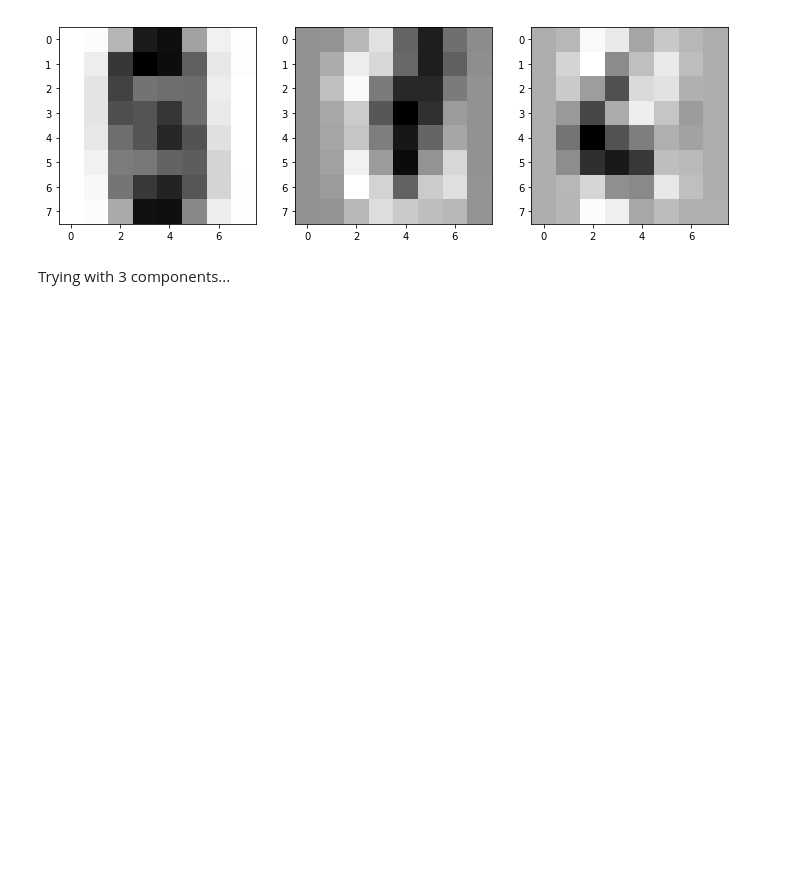
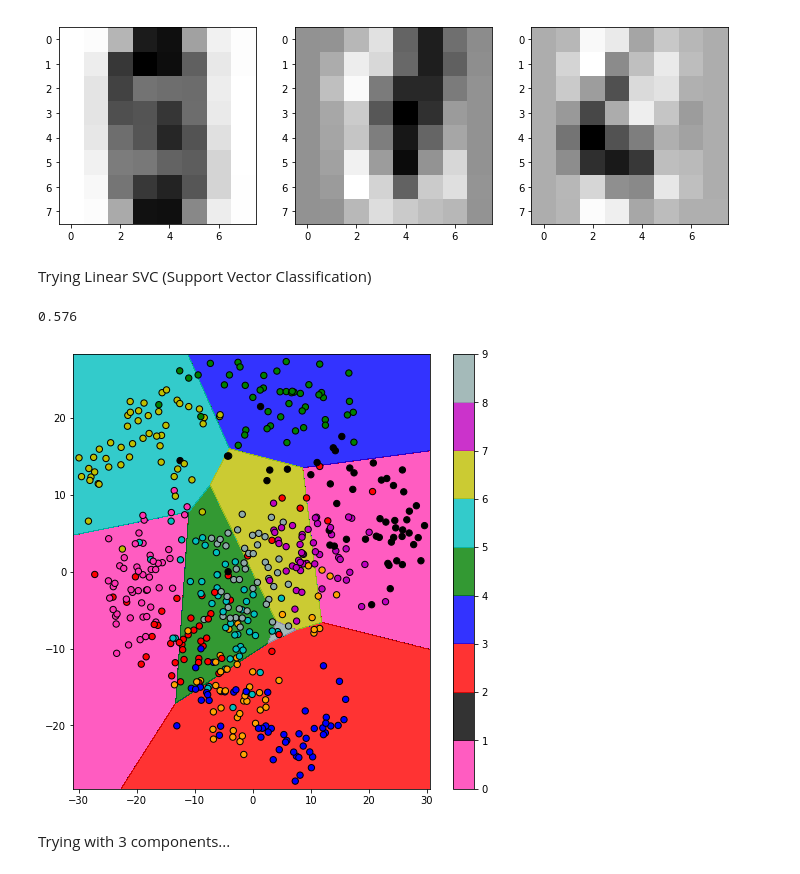
Before and after one commit to KaggleBois/Titanic, a Jupyter notebook: Learning-Machine-Learning.ipynb, the cells around one changed output. Saved outputs shown, nothing was run; the diff lists cells and outputs as text; code cells hidden in the pictures; blank space fills up the shorter version.

Commit message:
Tried Linear SVC

```diff
--- a/Learning-Machine-Learning.ipynb
+++ b/Learning-Machine-Learning.ipynb
@@ -86,6 +86,7 @@ http://people.ciirc.cvut.cz/~hlavac/TeachPresEn/11ImageProc/15PCA.pdf
 N_sample = 500
 
 sample = digits.data[0:N_sample]
+sample_target = digits.target[0:N_sample]
 
 # Normalise the data
 
@@ -106,9 +107,11 @@ N_PC = 2
 
 c_dict = {0 : '#FF33B2',1 : 'k',2 : 'r',3 : 'b',4 : 'g',5 : 'c',6 : 'y',7 : 'm',8 : '#8EA9A8',9 : '#FFA302'}
 
-T = np.zeros((N_sample))
+T = np.zeros((N_sample,2))
 for i in range(N_sample):
     x,y = np.dot(sample[i,:],evec[:,0:N_PC])
+    T[i,0] = x
+    T[i,1] = y
     plt.plot(x,y,marker='o',c=c_dict[digits.target[i]])
 
 # Plot the two highest eigenvalue eigenimages
@@ -120,6 +123,73 @@ ax[2].imshow(evec[:,1].reshape(8,8),cmap="Greys",interpolation=None);
 # %% [output]
 [figure]
 [figure]
+# %% [markdown]
+Trying Linear SVC (Support Vector Classification)
+# %%
+from sklearn import svm,preprocessing
+
+def make_meshgrid(x, y, h=.02):
+    """Create a mesh of points to plot in
+
+    Parameters
+    ----------
+    x: data to base x-axis meshgrid on
+    y: data to base y-axis meshgrid on
+    h: stepsize for meshgrid, optional
+
+    Returns
+    -------
+    xx, yy : ndarray
+    """
+    x_min, x_max = x.min() - 1, x.max() + 1
+    y_min, y_max = y.min() - 1, y.max() + 1
+    xx, yy = np.meshgrid(np.arange(x_min, x_max, h),
+                         np.arange(y_min, y_max, h))
+    return xx, yy
+
+
+def plot_contours(ax, clf, xx, yy, **params):
+    """Plot the decision boundaries for a classifier.
+
+    Parameters
+    ----------
+    ax: matplotlib axes object
+    clf: a classifier
+    xx: meshgrid ndarray
+    yy: meshgrid ndarray
+    params: dictionary of params to pass to contourf, optional
+    """
+    Z = clf.predict(np.c_[xx.ravel(), yy.ravel()])
+    Z = Z.reshape(xx.shape)
+    out = ax.contourf(xx, yy, Z, levels = np.arange(10), **params)
+    return out
+
+#LSVC_model = svm.SVC(C=1.0, cache_size=200, class_weight=None, coef0=0.0,decision_function_shape='ovr',
+#                     degree=3, gamma='auto', kernel='rbf',max_iter=-1, probability=False, random_state=None,
+#                     shrinking=True,tol=0.001, verbose=False)
+
+LSVC_model = svm.LinearSVC(C=1.0)
+
+X = T
+Y = sample_target
+
+model_fit  = LSVC_model.fit(X,Y)
+
+# Plotting result
+fig,ax = plt.subplots(1,1,figsize=(8,8))
+
+X0, X1 = X[:, 0], X[:, 1]
+xx, yy = make_meshgrid(X0, X1)
+
+c_dict = {0 : '#FF33B2',1 : 'k',2 : 'r',3 : 'b',4 : 'g',5 : 'c',6 : 'y',7 : 'm',8 : '#8EA9A8',9 : '#FFA302'}
+
+im = plot_contours(ax, model_fit, xx, yy, colors=c_dict.values() , alpha=0.8)#
+ax.scatter(X0, X1, c=[c_dict[int(c)] for c in Y], s=40, edgecolors='k')
+plt.colorbar(im)
+print(LSVC_model.score(X,Y))
+# %% [output]
+0.576
+[figure, added]
 # %% [markdown]
 Trying with 3 components...
 # %%
```
Also changed, not shown: parts of 1 cell of this notebook.
